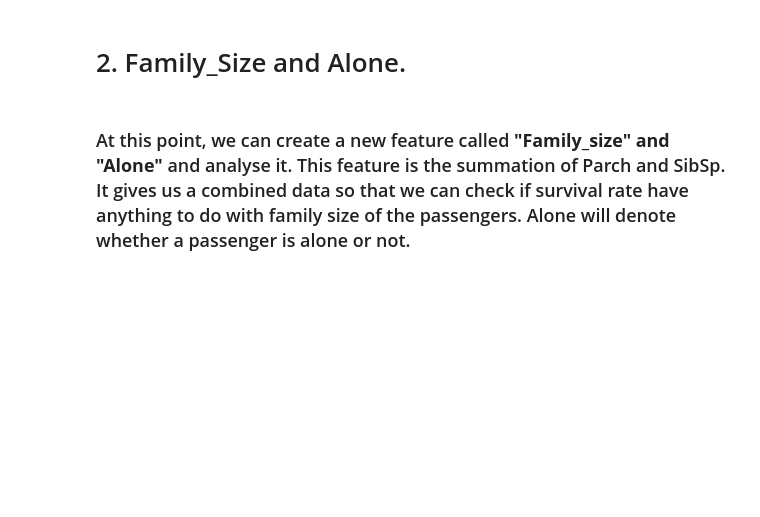
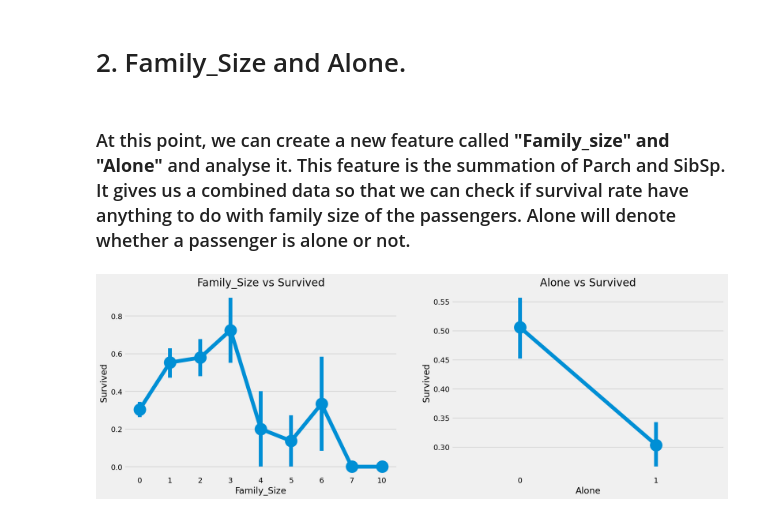
Before and after one commit to Yuzef/Final_project_Titanic, a Jupyter notebook: EDA.ipynb, the cells around one changed output. Saved outputs shown, nothing was run; the diff lists cells and outputs as text; code cells hidden in the pictures; blank space fills up the shorter version.

```diff
--- a/EDA.ipynb
+++ b/EDA.ipynb
@@ -657,16 +657,19 @@ plt.show()
 # %%
 # Создаём новый признак
 data['Family_Size']=0
 data['Family_Size']=data['Parch']+data['SibSp'] # family size без самого пассажира.
 
 data['Alone'] = 0
 data.loc[data.Family_Size==0, 'Alone'] = 1 # Alone.
 
 f,ax=plt.subplots(1,2,figsize=(18,6))
-sns.factorplot('Family_Size','Survived',data=data,ax=ax[0])
+
+sns.pointplot(data=data, x='Family_Size',y='Survived', ax=ax[0])
 ax[0].set_title('Family_Size vs Survived')
-sns.factorplot('Alone','Survived',data=data,ax=ax[1])
+
+sns.pointplot(data=data, x='Alone',y='Survived', ax=ax[1])
 ax[1].set_title('Alone vs Survived')
-plt.close(2)
-plt.close(3)
+
 plt.show()
+# %% [output]
+[figure, added]
```
Also changed, not shown: parts of 30 cells of this notebook, 8 other files.
